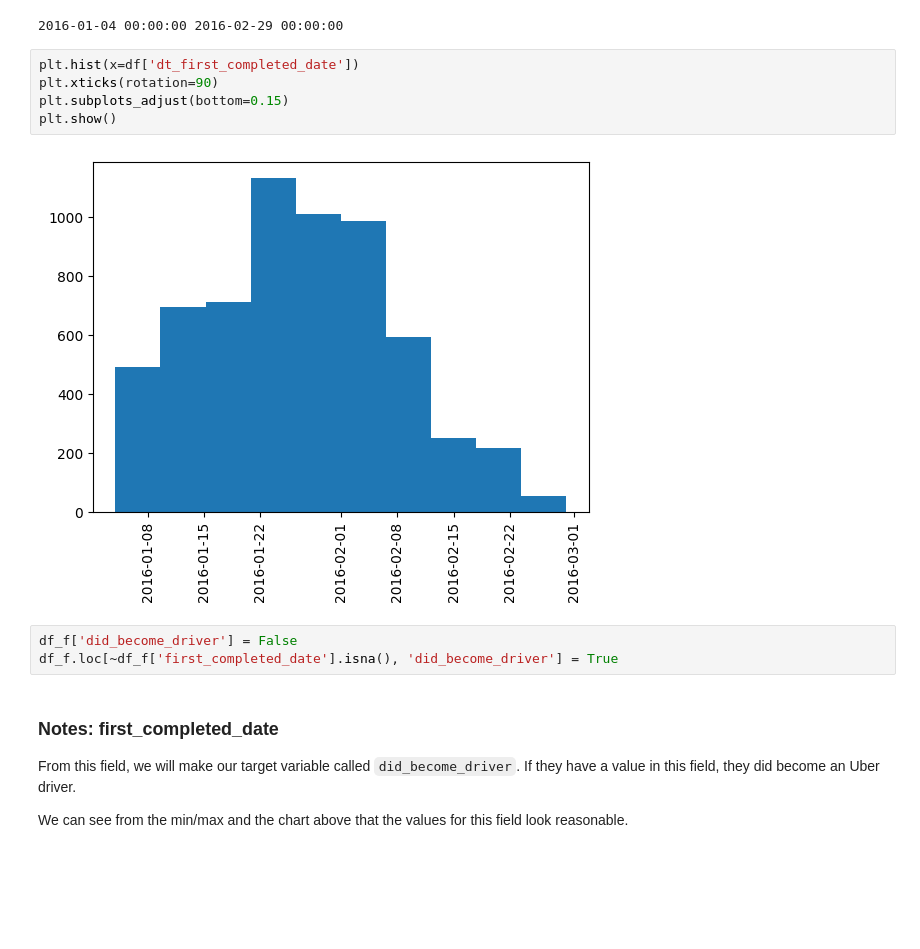
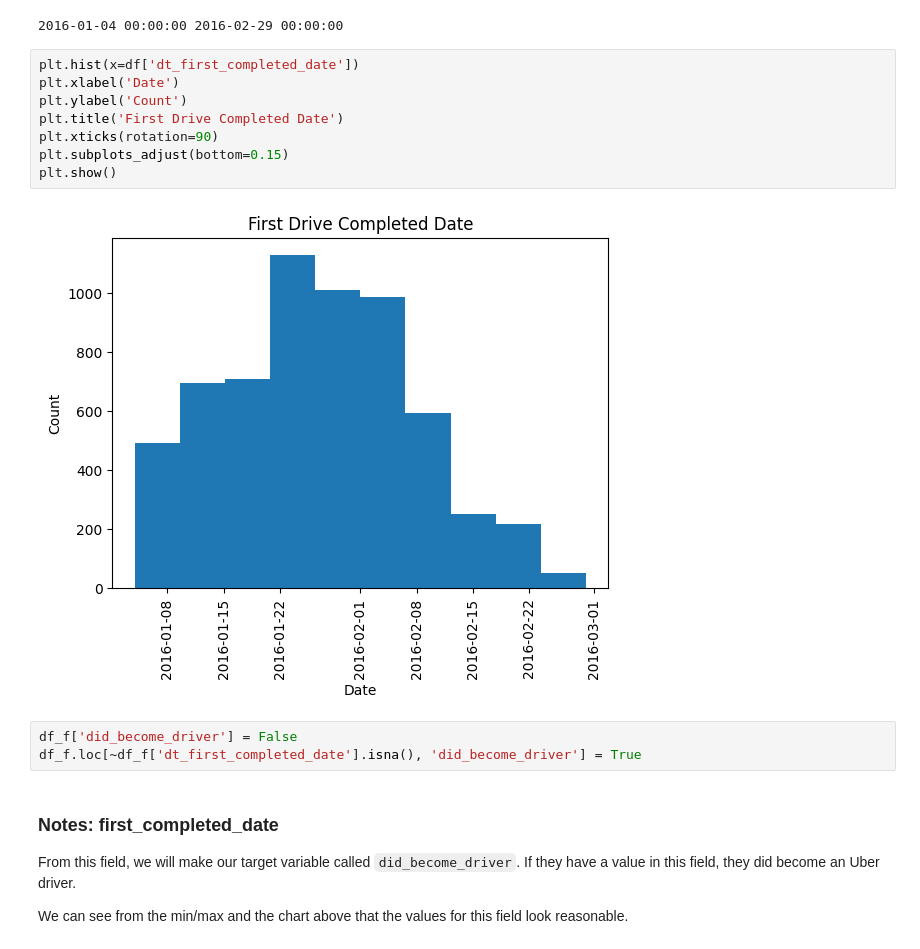
Before and after one commit to schraj/Uber-driver-churn-prediction, a Jupyter notebook: churn_prediction.ipynb, the cells around one changed output. Drawn from its saved outputs; the diff is of its cells as text; blank space fills up the shorter version.

```diff
--- a/churn_prediction.ipynb
+++ b/churn_prediction.ipynb
@@ -416,14 +410,17 @@ print(min, max)
 2016-01-04 00:00:00 2016-02-29 00:00:00
 # %%
 plt.hist(x=df['dt_first_completed_date'])
+plt.xlabel('Date')
+plt.ylabel('Count')
+plt.title('First Drive Completed Date')
 plt.xticks(rotation=90)
 plt.subplots_adjust(bottom=0.15)
 plt.show()
 # %% [output]
-[figure, old version]
+[figure, new version]
 # %%
 df_f['did_become_driver'] = False
-df_f.loc[~df_f['first_completed_date'].isna(), 'did_become_driver'] = True
+df_f.loc[~df_f['dt_first_completed_date'].isna(), 'did_become_driver'] = True
 # %% [markdown]
 ### Notes: first_completed_date
 From this field, we will make our target variable called `did_become_driver`.  If they have a value in this field, they did become an Uber driver.
```
Also changed, not shown: parts of 13 cells of this notebook.
